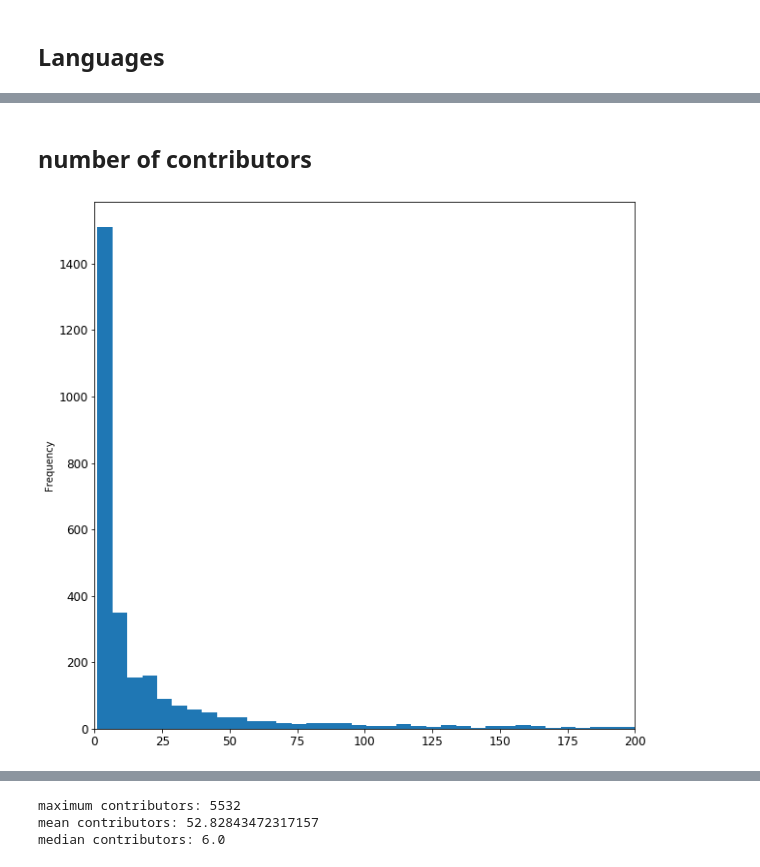
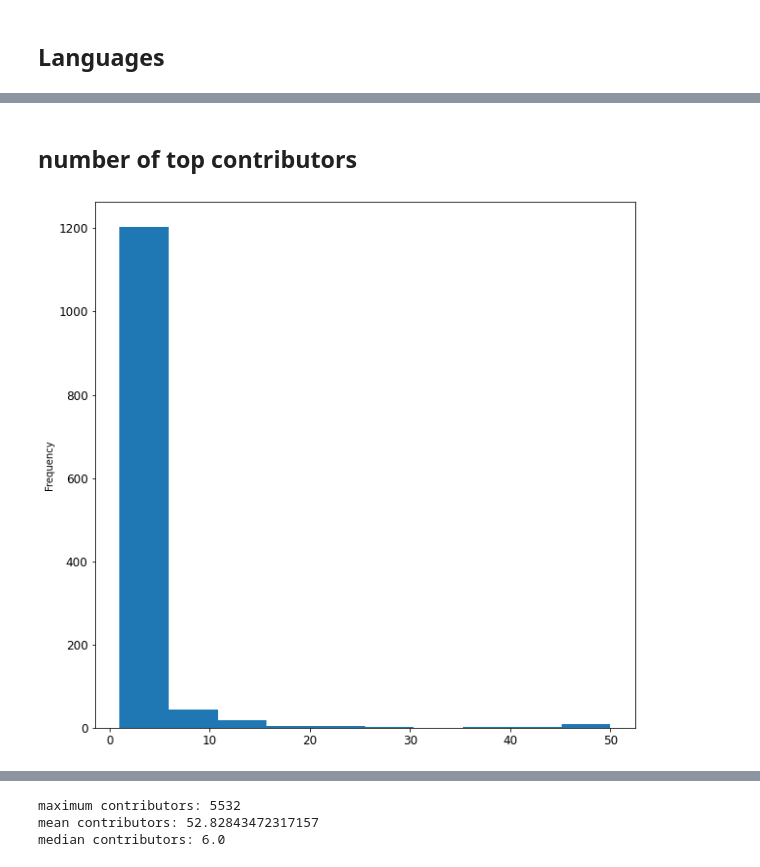
Before and after one commit to UtrechtUniversity/SWORDS-UU, a Jupyter notebook: repository_collection/repo_analysis.ipynb, the cells around one changed output, grey strips where cells are left out. Cells and saved outputs as stored; diff of their text form; code cells hidden in the pictures.

```diff
--- a/repository_collection/repo_analysis.ipynb
+++ b/repository_collection/repo_analysis.ipynb
@@ -12,7 +12,7 @@ import matplotlib.table as table
 repos = pd.read_csv("../variable_collection/output/repositories_filtered_2021-05-20.csv")
 how_fair_is = pd.read_csv("../variable_collection/output/repositories_howfairis.csv")
 languages = pd.read_csv("../variable_collection/output/languages_2021-05-22.csv")
-contributors = pd.read_csv("../variable_collection/output/contributors_2021-05-22.csv")
+contributors = pd.read_csv("../variable_collection/output/contributors_2021-06-11.csv")
 topics = pd.read_csv("../variable_collection/output/topics_2021-06-04.csv")
 # %% [markdown]
 ## Datasets
@@ -264,9 +235,9 @@ topic_counter.most_common()
  ('json', 1),
  ('basisdataset-jgz', 1)]
 # %% [markdown]
-## number of contributors
+## number of top contributors
 # %%
-contributors['contributions'].plot(kind = 'hist', xlim = (0, 200), bins = 1000, x = 'contributors', figsize = (10,10), fontsize = 12)
+contributors['html_url_repository'].value_counts().plot(kind = 'hist' ,x = 'contributors', figsize = (10,10), fontsize = 12)
 plt.savefig('contributors.png')
 # %% [output]
-[figure, old version]
+[figure, new version]
```
Also changed, not shown: parts of 13 cells of this notebook, 4 other files.
